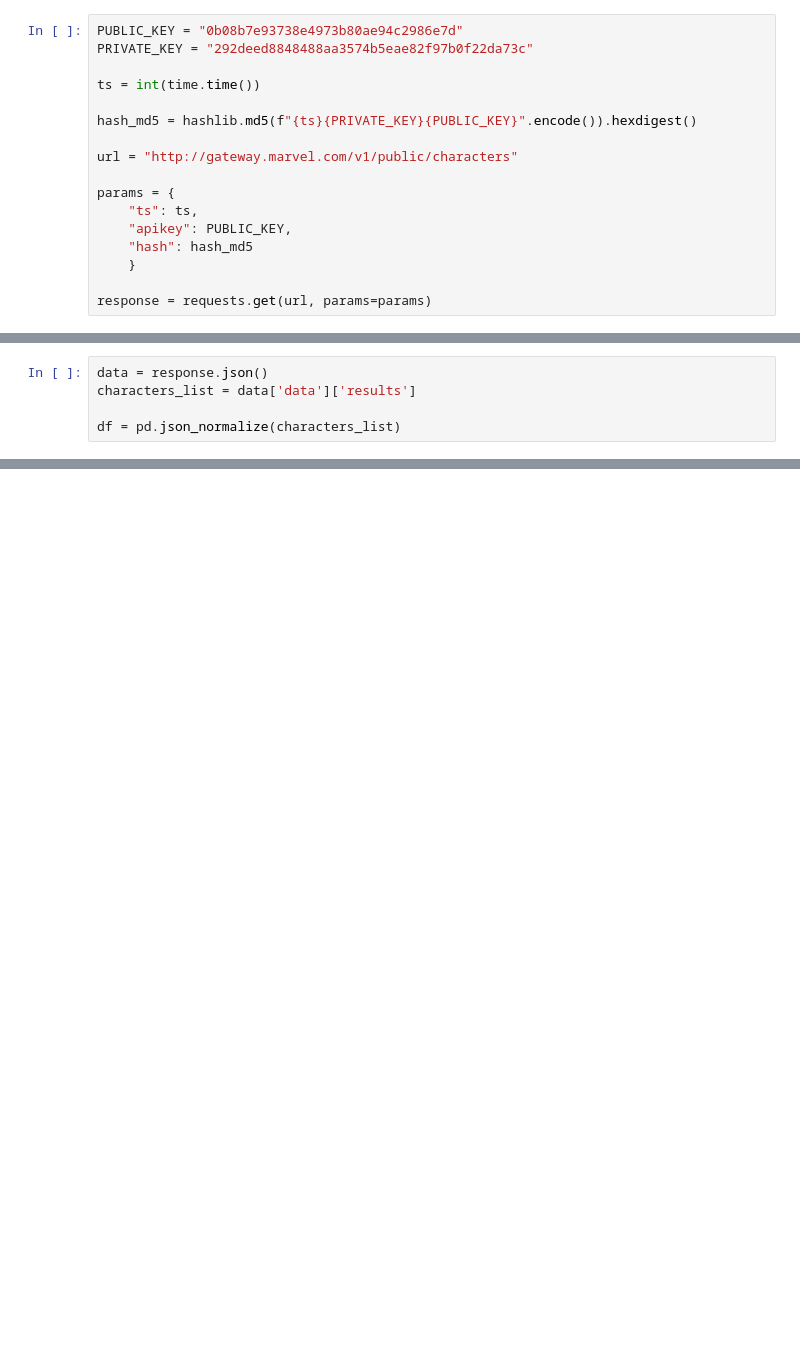
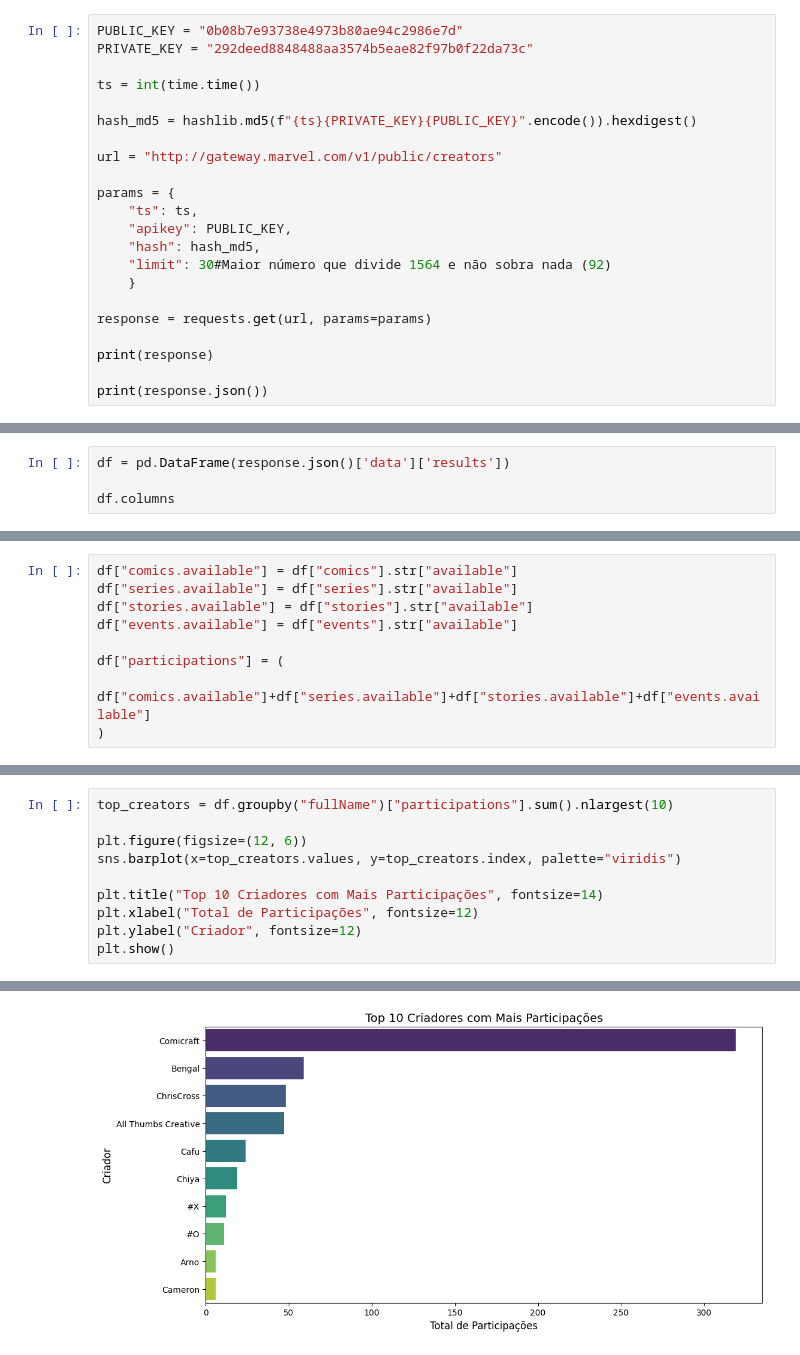
Before and after one commit to Rodrigo-Perico/aleon.ai, a Jupyter notebook: Marvel_aleon_ai.ipynb, the cells around one changed output, grey strips where cells are left out. Saved outputs shown, nothing was run; the diff lists cells and outputs as text; blank space fills up the shorter version.

```diff
--- a/Marvel_aleon_ai.ipynb
+++ b/Marvel_aleon_ai.ipynb
@@ -14,12 +16,17 @@ ts = int(time.time())
 
 hash_md5 = hashlib.md5(f"{ts}{PRIVATE_KEY}{PUBLIC_KEY}".encode()).hexdigest()
 
-url = "http://gateway.marvel.com/v1/public/characters"
+url = "http://gateway.marvel.com/v1/public/creators"
 
 params = {
     "ts": ts,
     "apikey": PUBLIC_KEY,
-    "hash": hash_md5
+    "hash": hash_md5,
+    "limit": 30#Maior número que divide 1564 e não sobra nada (92)
     }
 
 response = requests.get(url, params=params)
+
+print(response)
+
+print(response.json())
@@ -26,5 +36,4 @@ response = requests.get(url, params=params)
 # %%
-data = response.json()
-characters_list = data['data']['results']
+df = pd.DataFrame(response.json()['data']['results'])
 
-df = pd.json_normalize(characters_list)
+df.columns
@@ -30,0 +65,9 @@ df = pd.json_normalize(characters_list)
+# %%
+df["comics.available"] = df["comics"].str["available"]
+df["series.available"] = df["series"].str["available"]
+df["stories.available"] = df["stories"].str["available"]
+df["events.available"] = df["events"].str["available"]
+
+df["participations"] = (
+    df["comics.available"]+df["series.available"]+df["stories.available"]+df["events.available"]
+)
@@ -30,0 +97,11 @@ df = pd.json_normalize(characters_list)
+# %%
+top_creators = df.groupby("fullName")["participations"].sum().nlargest(10)
+
+plt.figure(figsize=(12, 6))
+sns.barplot(x=top_creators.values, y=top_creators.index, palette="viridis")
+
+plt.title("Top 10 Criadores com Mais Participações", fontsize=14)
+plt.xlabel("Total de Participações", fontsize=12)
+plt.ylabel("Criador", fontsize=12)
+plt.show()
+# %% [output]
@@ -31,3 +111,4 @@ df = pd.json_normalize(characters_list)
+[figure, added]
 # %%
 selected_columns = [
         "id",
```
Also changed, not shown: parts of 15 cells of this notebook.
